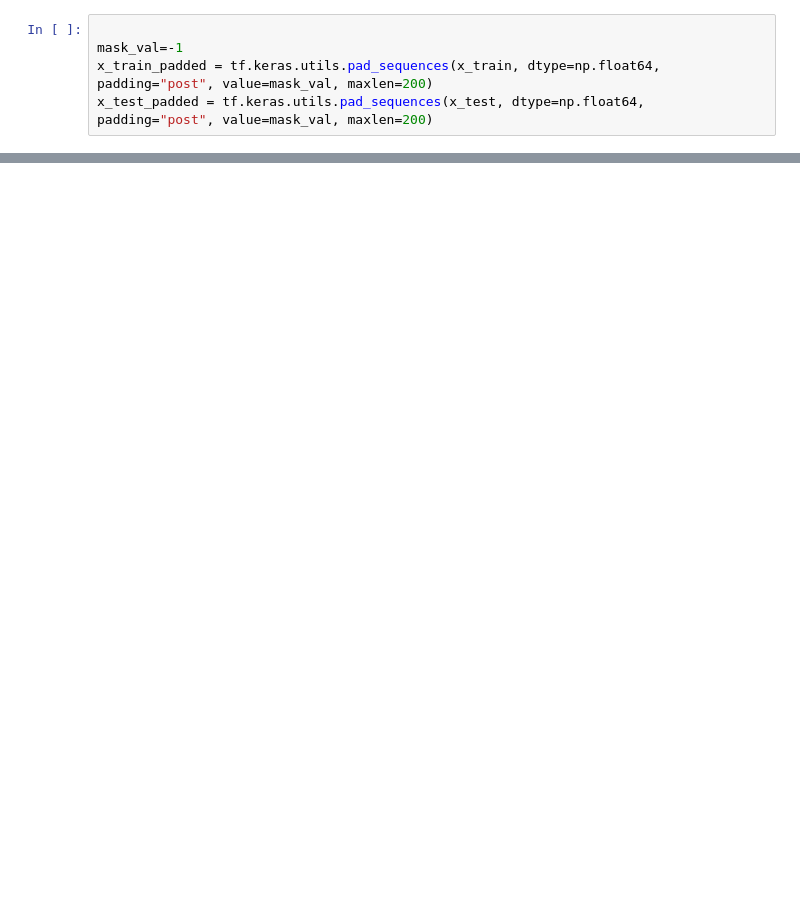
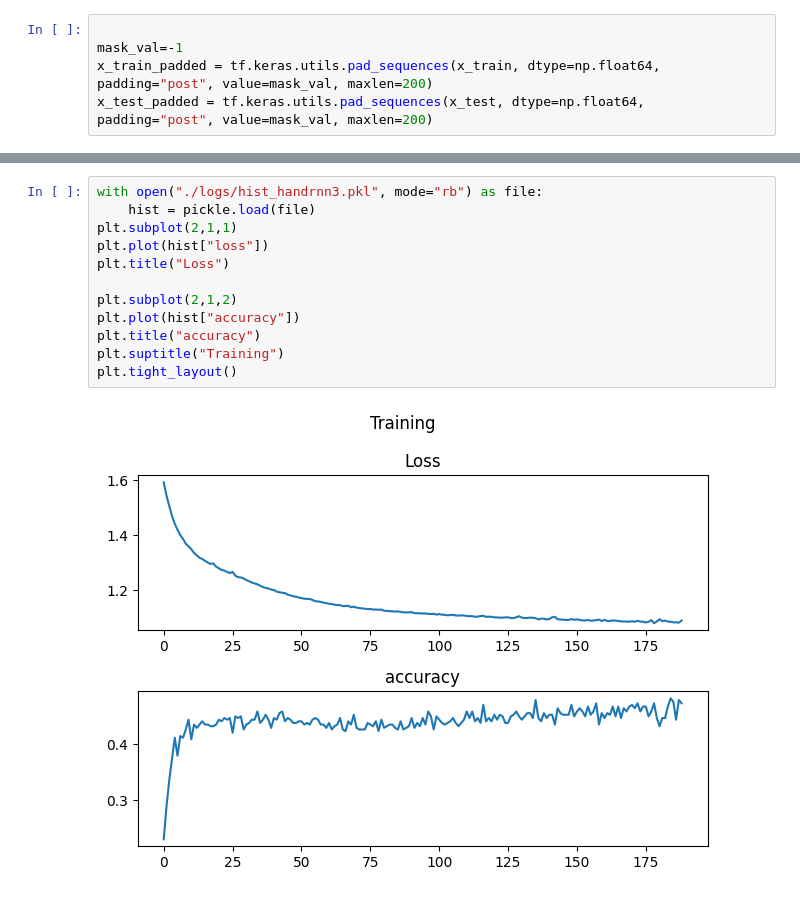
Before and after one commit to imraunav/Deep-Learning-and-Applications, a Jupyter notebook: ProgrammingAssignment6/results.ipynb, the cells around one changed output, grey strips where cells are left out. Drawn from its saved outputs; the diff is of its cells as text; blank space fills up the shorter version.

```diff
--- a/ProgrammingAssignment6/results.ipynb
+++ b/ProgrammingAssignment6/results.ipynb
@@ -118,0 +221,14 @@ print(confusion_matrix(y_test, y_pred).numpy())
+# %%
+with open("./logs/hist_handrnn3.pkl", mode="rb") as file:
+    hist = pickle.load(file)
+plt.subplot(2,1,1)
+plt.plot(hist["loss"])
+plt.title("Loss")
+
+plt.subplot(2,1,2)
+plt.plot(hist["accuracy"])
+plt.title("accuracy")
+plt.suptitle("Training")
+plt.tight_layout()
+# %% [output]
+[figure, added]
```
Also changed, not shown: parts of 24 cells of this notebook, 10 other files.
